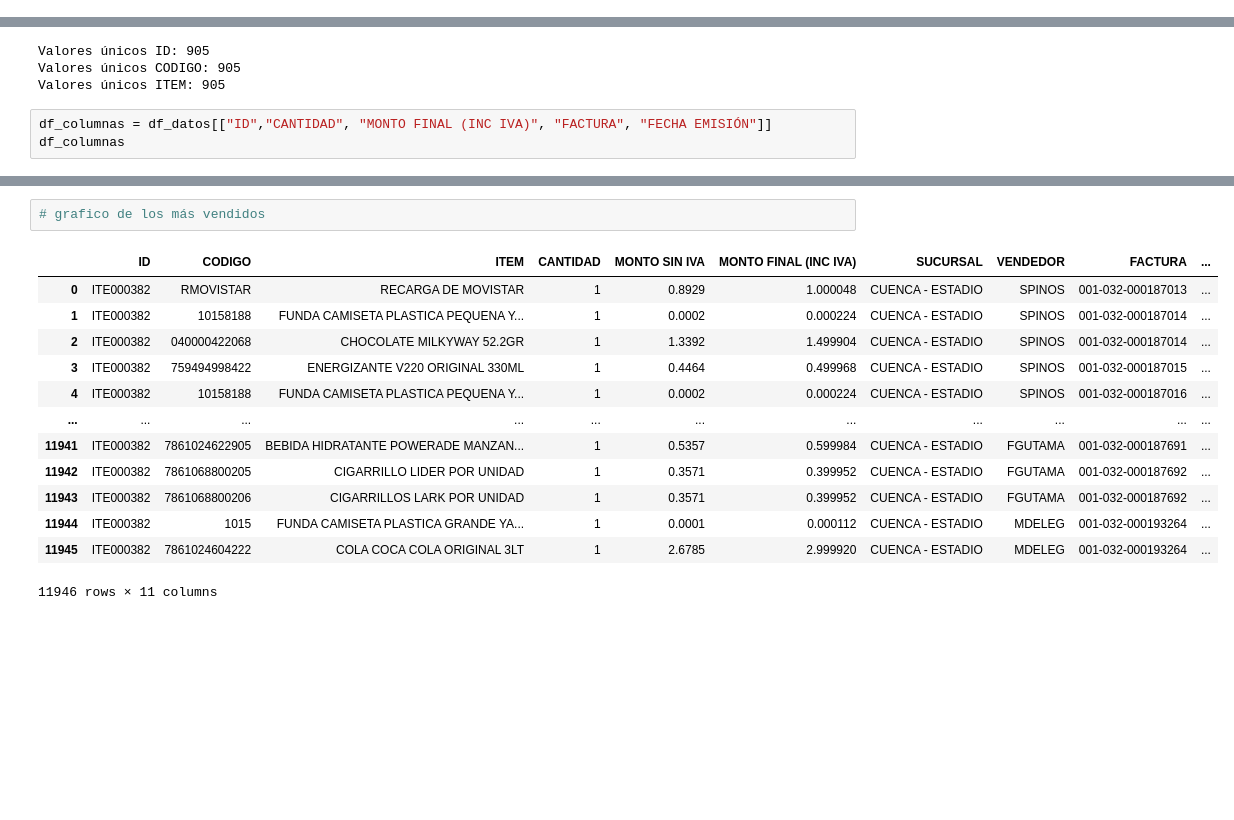
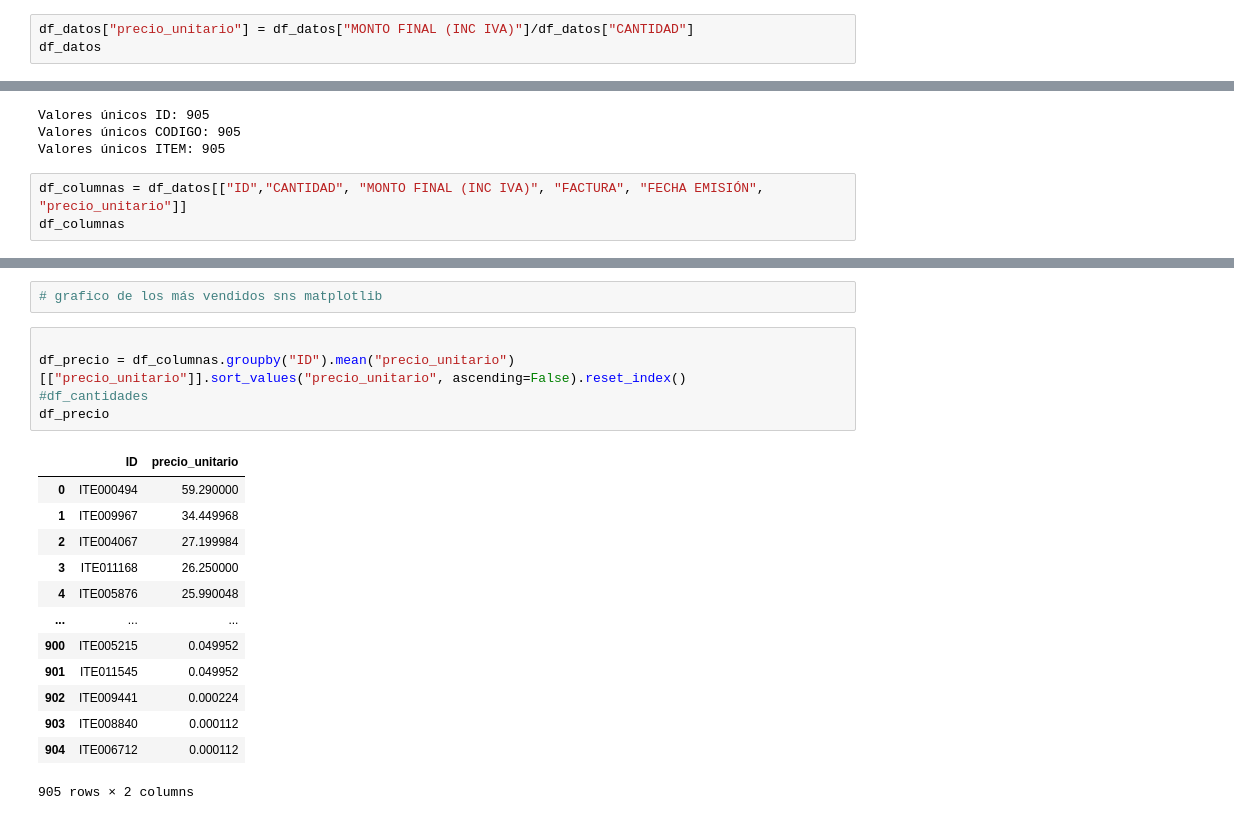
Before and after one commit to jluisorellanar/Relaciones-productos, a Jupyter notebook: MateoBrach/Proyecto 1.ipynb, the cells around one changed output, grey strips where cells are left out. Saved outputs shown, nothing was run; the diff lists cells and outputs as text; blank space fills up the shorter version.

```diff
--- a/MateoBrach/Proyecto 1.ipynb
+++ b/MateoBrach/Proyecto 1.ipynb
@@ -11,0 +20,3 @@ df_datos.head(2)
+# %%
+df_datos["precio_unitario"] = df_datos["MONTO FINAL (INC IVA)"]/df_datos["CANTIDAD"]
+df_datos
@@ -33,6 +58,6 @@ Valores únicos ID: 905
 Valores únicos CODIGO: 905
 Valores únicos ITEM: 905
 # %%
-df_columnas = df_datos[["ID","CANTIDAD", "MONTO FINAL (INC IVA)", "FACTURA", "FECHA EMISIÓN"]]
+df_columnas = df_datos[["ID","CANTIDAD", "MONTO FINAL (INC IVA)", "FACTURA", "FECHA EMISIÓN", "precio_unitario"]]
 df_columnas
 # %% [output]
@@ -74,17 +122,21 @@ array([], dtype=object)
 # %%
-# grafico de los más vendidos
+# grafico de los más vendidos sns matplotlib
 # %%
+
+df_precio = df_columnas.groupby("ID").mean("precio_unitario")[["precio_unitario"]].sort_values("precio_unitario", ascending=False).reset_index()
+#df_cantidades
+df_precio
 # %% [output]
-|  | ID | CODIGO | ITEM | CANTIDAD | MONTO SIN IVA | MONTO FINAL (INC IVA) | SUCURSAL | VENDEDOR | FACTURA | ... |
-| 0 | ITE000382 | RMOVISTAR | RECARGA DE MOVISTAR | 1 | 0.8929 | 1.000048 | CUENCA - ESTADIO | SPINOS | 001-032-000187013 | ... |
-| 1 | ITE000382 | 10158188 | FUNDA CAMISETA PLASTICA PEQUENA Y... | 1 | 0.0002 | 0.000224 | CUENCA - ESTADIO | SPINOS | 001-032-000187014 | ... |
-| 2 | ITE000382 | 040000422068 | CHOCOLATE MILKYWAY 52.2GR | 1 | 1.3392 | 1.499904 | CUENCA - ESTADIO | SPINOS | 001-032-000187014 | ... |
-| 3 | ITE000382 | 759494998422 | ENERGIZANTE V220 ORIGINAL 330ML | 1 | 0.4464 | 0.499968 | CUENCA - ESTADIO | SPINOS | 001-032-000187015 | ... |
-| 4 | ITE000382 | 10158188 | FUNDA CAMISETA PLASTICA PEQUENA Y... | 1 | 0.0002 | 0.000224 | CUENCA - ESTADIO | SPINOS | 001-032-000187016 | ... |
-| ... | ... | ... | ... | ... | ... | ... | ... | ... | ... | ... |
-| 11941 | ITE000382 | 7861024622905 | BEBIDA HIDRATANTE POWERADE MANZAN... | 1 | 0.5357 | 0.599984 | CUENCA - ESTADIO | FGUTAMA | 001-032-000187691 | ... |
-| 11942 | ITE000382 | 7861068800205 | CIGARRILLO LIDER POR UNIDAD | 1 | 0.3571 | 0.399952 | CUENCA - ESTADIO | FGUTAMA | 001-032-000187692 | ... |
-| 11943 | ITE000382 | 7861068800206 | CIGARRILLOS LARK POR UNIDAD | 1 | 0.3571 | 0.399952 | CUENCA - ESTADIO | FGUTAMA | 001-032-000187692 | ... |
-| 11944 | ITE000382 | 1015 | FUNDA CAMISETA PLASTICA GRANDE YA... | 1 | 0.0001 | 0.000112 | CUENCA - ESTADIO | MDELEG | 001-032-000193264 | ... |
-| 11945 | ITE000382 | 7861024604222 | COLA COCA COLA ORIGINAL 3LT | 1 | 2.6785 | 2.999920 | CUENCA - ESTADIO | MDELEG | 001-032-000193264 | ... |
+|  | ID | precio_unitario |
+| 0 | ITE000494 | 59.290000 |
+| 1 | ITE009967 | 34.449968 |
+| 2 | ITE004067 | 27.199984 |
+| 3 | ITE011168 | 26.250000 |
+| 4 | ITE005876 | 25.990048 |
+| ... | ... | ... |
+| 900 | ITE005215 | 0.049952 |
+| 901 | ITE011545 | 0.049952 |
+| 902 | ITE009441 | 0.000224 |
+| 903 | ITE008840 | 0.000112 |
+| 904 | ITE006712 | 0.000112 |
-11946 rows × 11 columns
+905 rows × 2 columns
```
Also changed, not shown: parts of 8 cells of this notebook.
